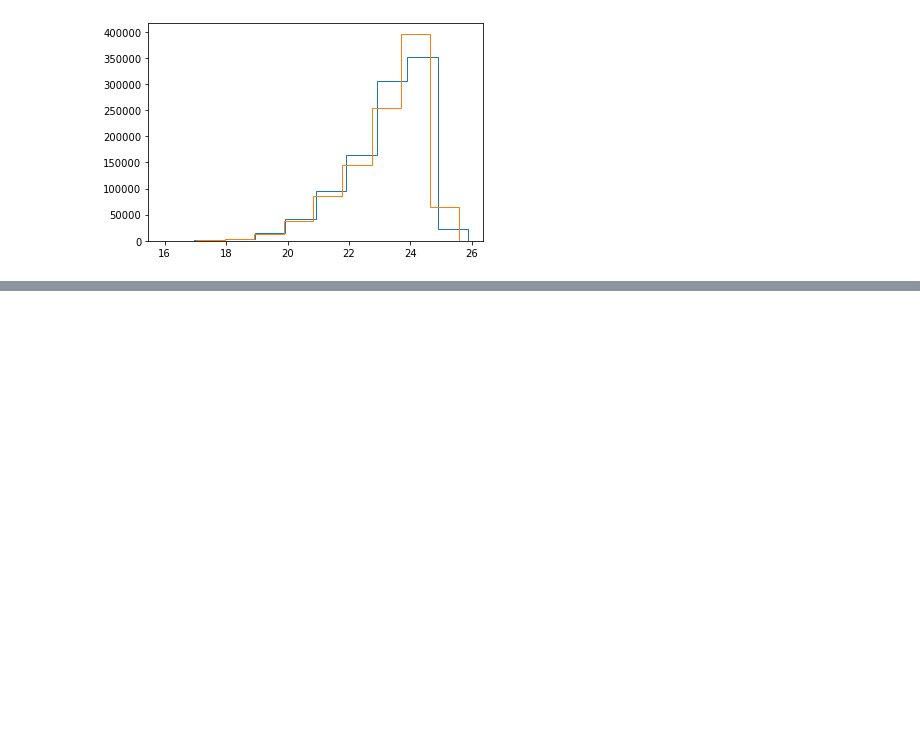
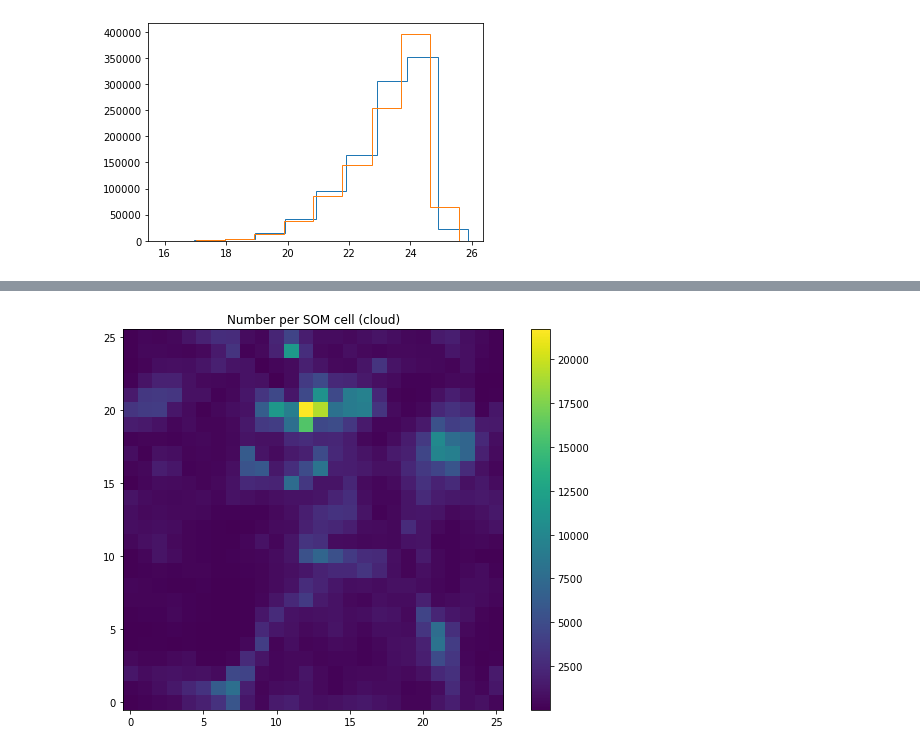
Before and after one commit to LSSTDESC/pz_bayes, a Jupyter notebook: notebooks/reproduce_SB2.ipynb, the cells around one changed output, grey strips where cells are left out. Cells and saved outputs as stored; diff of their text form; code cells hidden in the pictures; blank space fills up the shorter version.

```diff
--- a/notebooks/reproduce_SB2.ipynb
+++ b/notebooks/reproduce_SB2.ipynb
@@ -416,0 +429,10 @@ plt.legend();
+# %%
+counts_cloud = np.bincount(bmu_cloud, minlength=(som_wide._mapgeom.size)).reshape(som_wide._mapgeom.shape)
+
+plt.figure(figsize=(10,7))
+plt.imshow(counts_cloud, origin='lower', interpolation='none', cmap='viridis')
+plt.colorbar()
+plt.title('Number per SOM cell (cloud)')
+plt.show()
+# %% [output]
+[figure, added]
```
Also changed, not shown: parts of 3 cells of this notebook, 1 other file.
